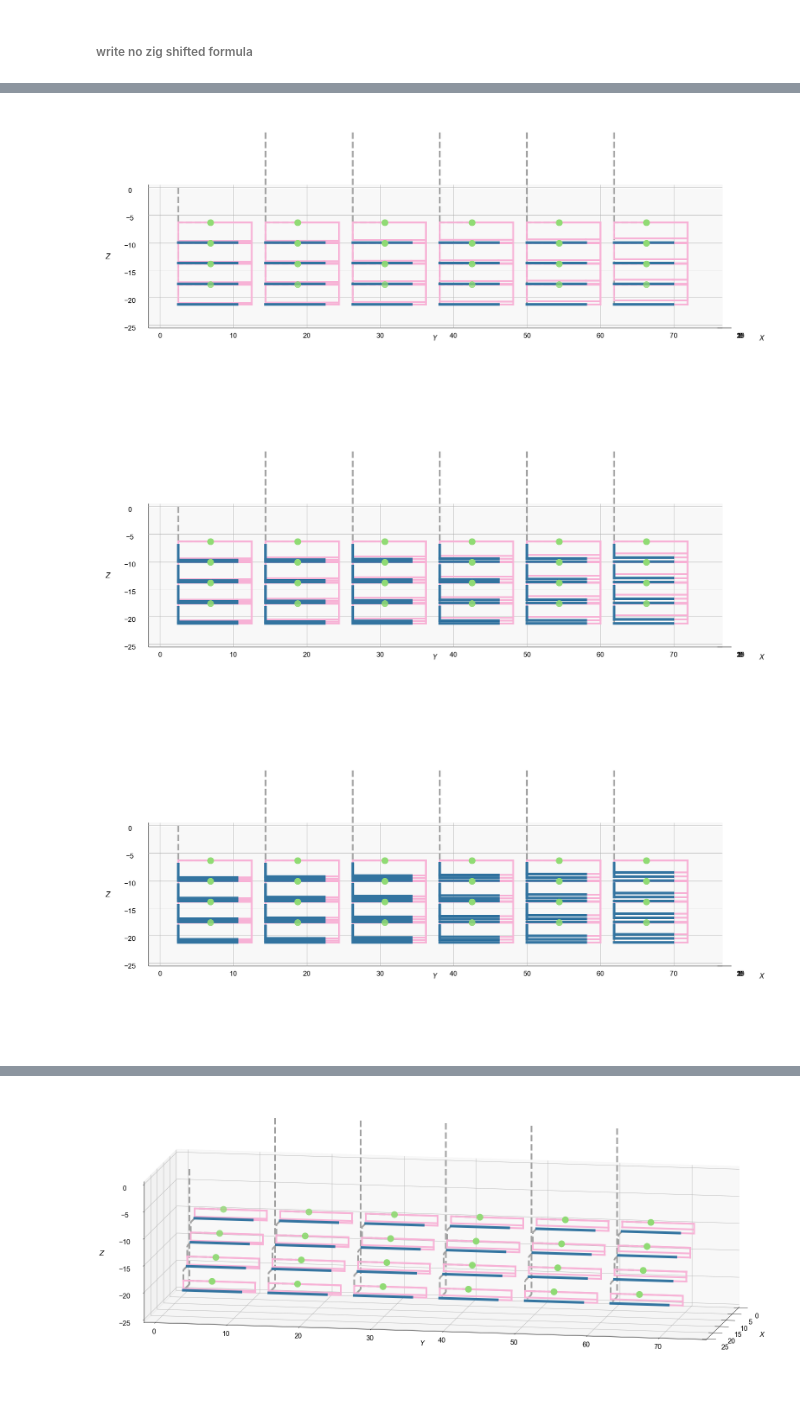
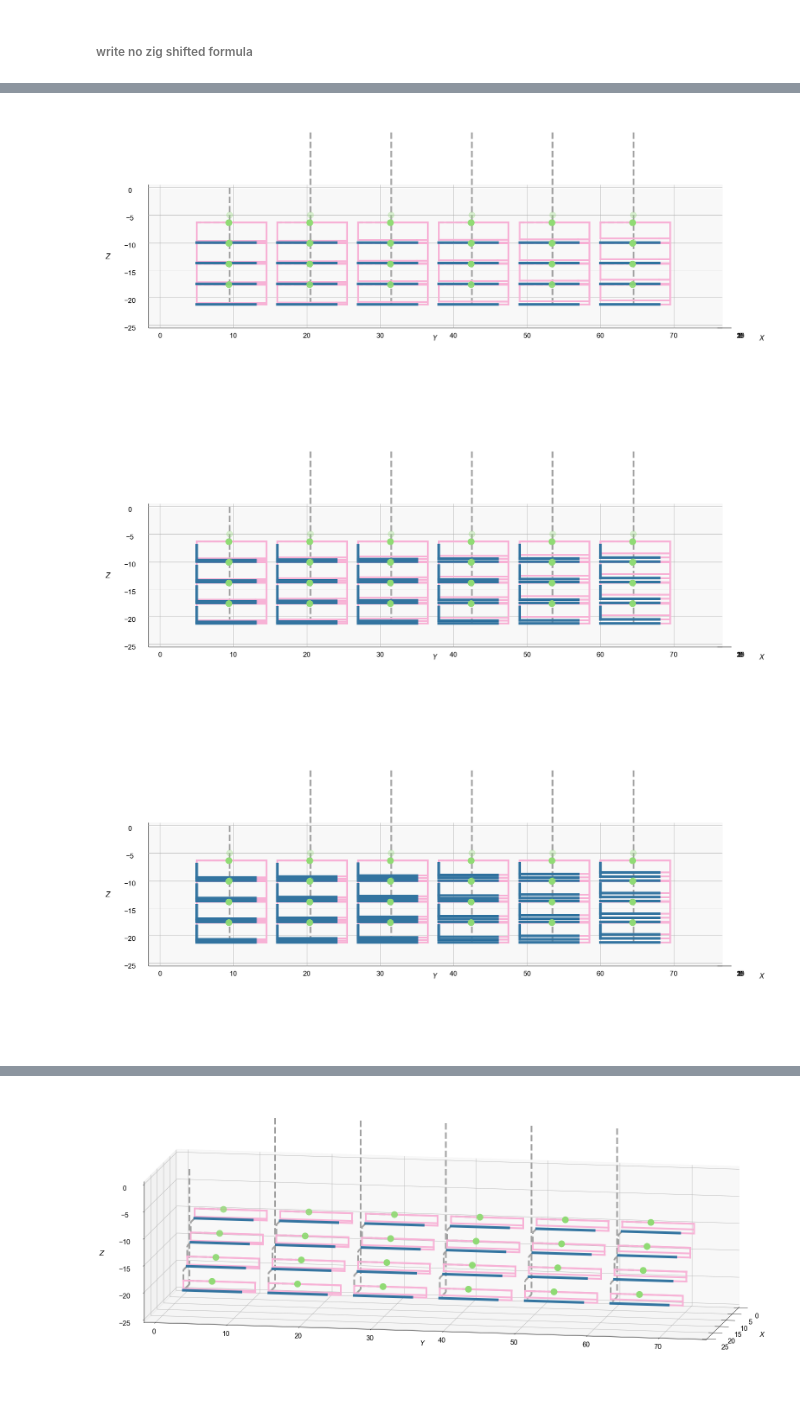
Before and after one commit to usnistgov/ShopbotPyQt, a Jupyter notebook: SBP_files/sbpcreator_triple.ipynb, the cells around one changed output, grey strips where cells are left out. Drawn from its saved outputs; the diff is of its cells as text; code cells hidden in the pictures.

```diff
--- a/SBP_files/sbpcreator_triple.ipynb
+++ b/SBP_files/sbpcreator_triple.ipynb
@@ -1588,7 +1591,7 @@ Exported points to C:\Users\lmf1\Documents\GitHub\ShopbotPyQt\SBP_files\singleDi
 # %%
 writeLength = 8
 for numLines in [1,2,3]:
-    ylast = '&margin/2'
+    ylast = 5
     total2 = copy.deepcopy(dv)
     total2 = total2 + sc.startingPoint(0,0,0)
     total2.prime('&dummyFlag1', runFlag1='&runFlag1')
@@ -1599,7 +1602,9 @@ for numLines in [1,2,3]:
         total = total + sc.startingPoint(total2.cp[0], total2.cp[1], total2.cp[2])
         total.prime('&dummyFlag1', runFlag1='&runFlag1')
 
-        total.m2('&slideW/2', ylast)
+        total.m2(5, f'{ylast}+4.5')
+
+
 
         for z0frac in [0.85, 0.7, 0.55, 0.4]:
 
@@ -1611,9 +1616,14 @@ for numLines in [1,2,3]:
                             , writeDir='+y', writeLength=writeLength
                             , shiftDir='+z', shiftLength='6*&nid'
                             , distDir='+z', distLength=f'&nid*{spacing}'
-                            , initPt=[x0, y0, z0], shiftFrac=0.45, writeExtend=2
+                            , initPt=[x0, y0, z0], shiftFrac=0.45, writeExtend=1.5
                             , wait1='&waitDPic', wait2='&waitDSnap', wait3='&waitDO'
                             , lastPt=total, numLines=numLines, turnOnFrac = 0.2, turnOnWait=0, turnOffWait=0)
+            if z0frac==0.85:
+                di.jz(-5)
+                di.snap0()
+                di.jz(-10)
+                di.snap0()
             di.jz(z0)
             di.sbp()
             di.jy(ylast)
@@ -1621,7 +1631,7 @@ for numLines in [1,2,3]:
             total = total + di
             total2 = total2+di
 
-        ylast = f'{ylast}+2.375*&margin'
+        ylast = f'{ylast}+11'
 
         total.jz(10)
         total2.jz(10)
@@ -1652,5 +1662,5 @@ Exported points to C:\Users\lmf1\Documents\GitHub\ShopbotPyQt\SBP_files\singleDi
 Exported C:\Users\lmf1\OneDriveNIST\NIST\data\shopbot\results\tripleLines\disturbHoriz3_3.png
-[figure, old version]
+[figure, new version]
-[figure, old version]
+[figure, new version]
-[figure, old version]
+[figure, new version]
 # %%
```
Also changed, not shown: parts of 3 cells of this notebook, 37 other files.
